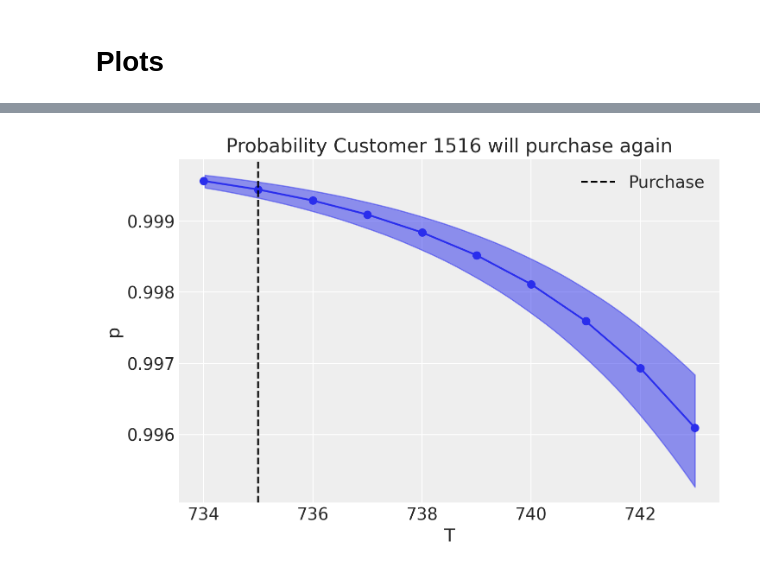
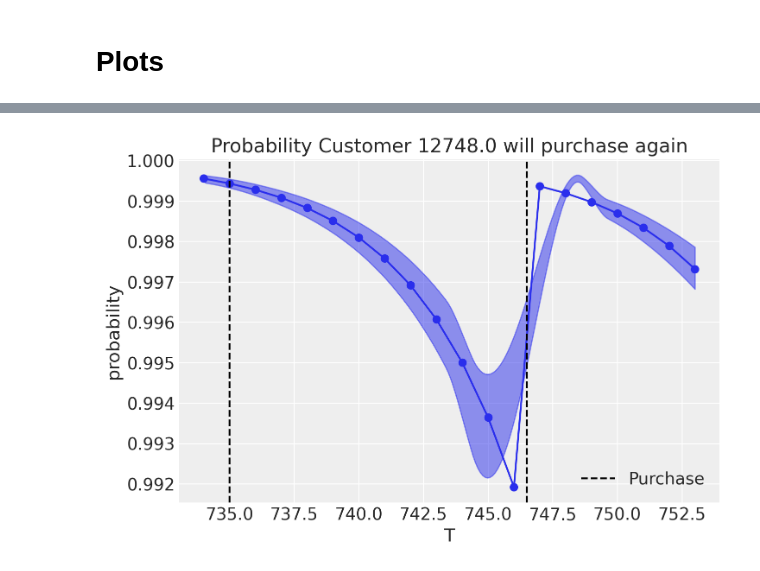
Before and after one commit to konkinit/ltv_analysis, a Jupyter notebook: notebooks/draft.ipynb, the cells around one changed output, grey strips where cells are left out. Saved outputs shown, nothing was run; the diff lists cells and outputs as text; code cells hidden in the pictures.

Commit message:
alive proba plots

```diff
--- a/notebooks/draft.ipynb
+++ b/notebooks/draft.ipynb
@@ -96,2 +93,4 @@ clv.plot_probability_alive_matrix(bgm);
 # %%
 customer_id = 12748.0
+n_period = 20
+T_future_transac = 7
@@ -134,4 +97,8 @@ plt.legend();
 # %%
-bgm.alive_probability(customer_id)
+bgm.plot_probability_alive(
+    customer_id,
+    n_period,
+    T_future_transac
+)
 # %% [output]
-[figure, old version]
+[figure, new version]
```
Also changed, not shown: parts of 10 cells of this notebook, 4 other files.
